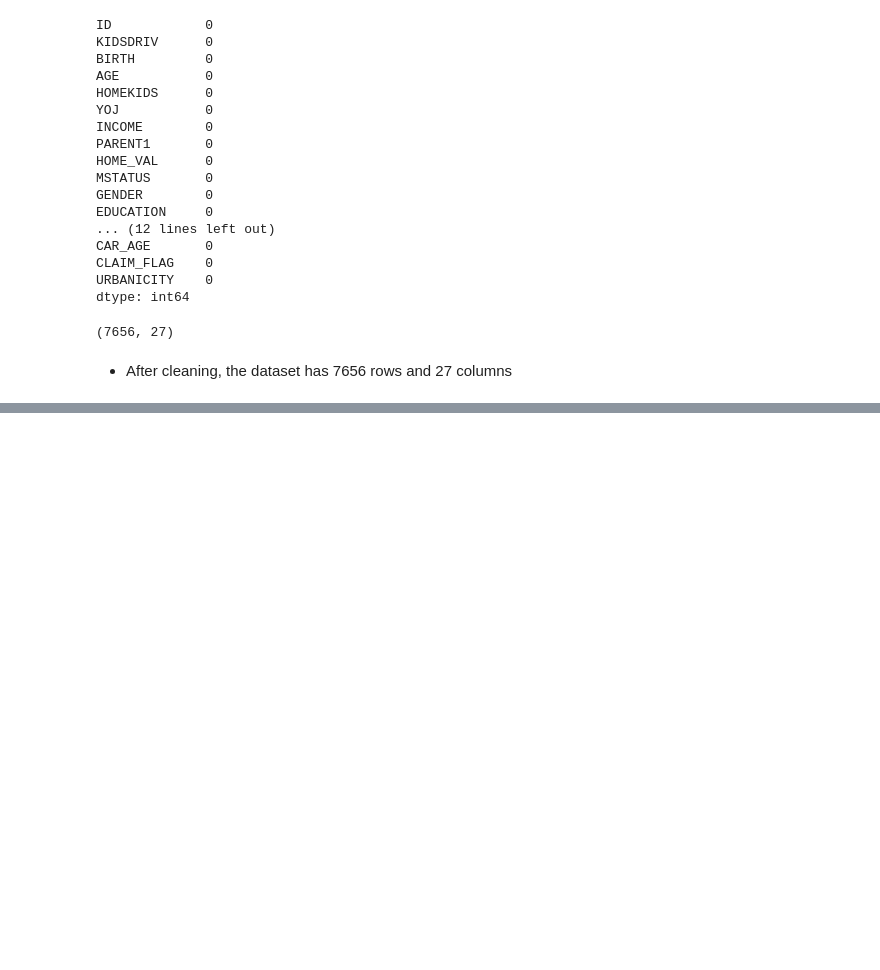
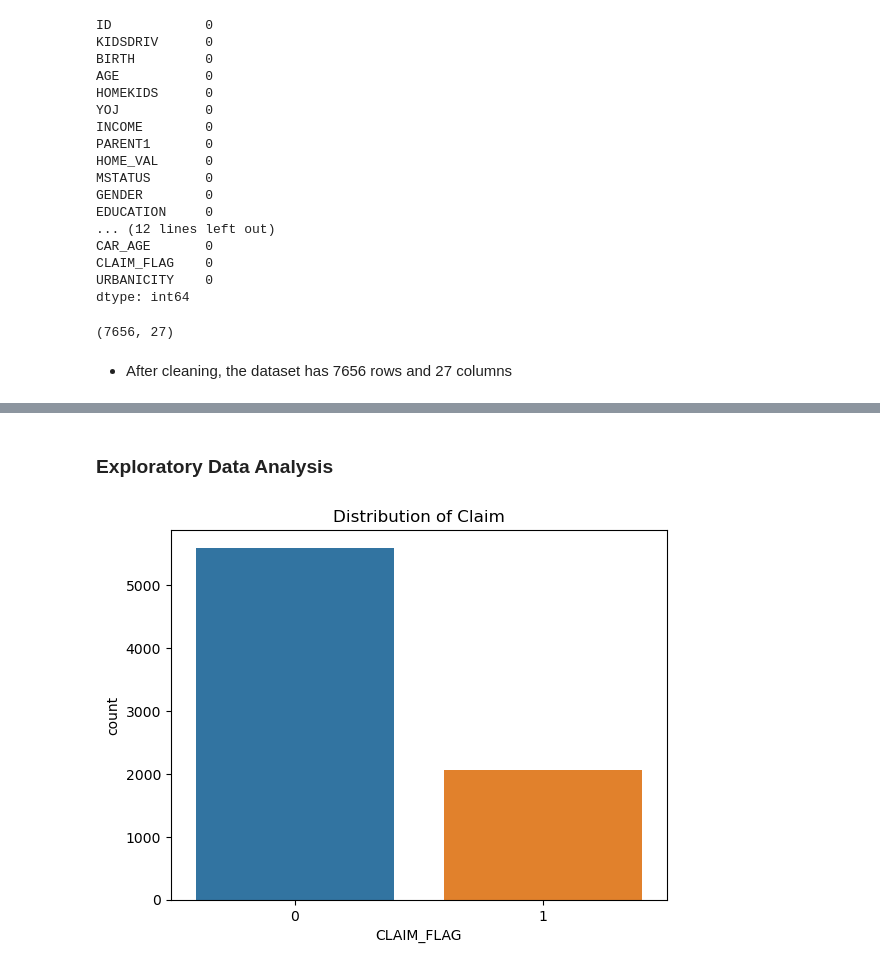
Before and after one commit to whareverr/phase_3_project, a Jupyter notebook: index.ipynb, the cells around one changed output, grey strips where cells are left out. Cells and saved outputs as stored; diff of their text form; code cells hidden in the pictures; blank space fills up the shorter version.

```diff
--- a/index.ipynb
+++ b/index.ipynb
@@ -199,0 +212,8 @@ df.shape
+# %% [markdown]
+### Exploratory Data Analysis
+# %%
+sns.countplot(data=df, x='CLAIM_FLAG')
+plt.title('Distribution of Claim')
+plt.show()
+# %% [output]
+[figure, added]
```
Also changed, not shown: parts of 7 cells of this notebook.
